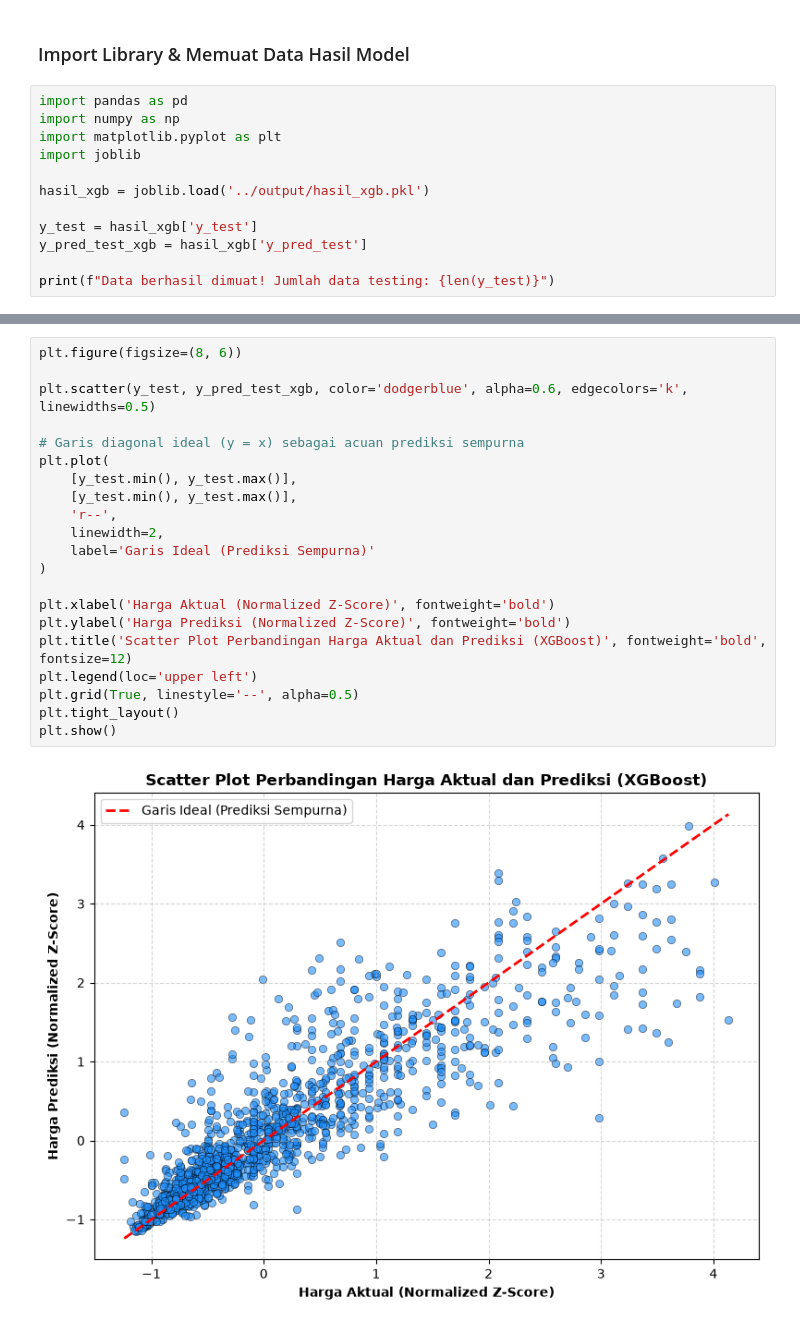
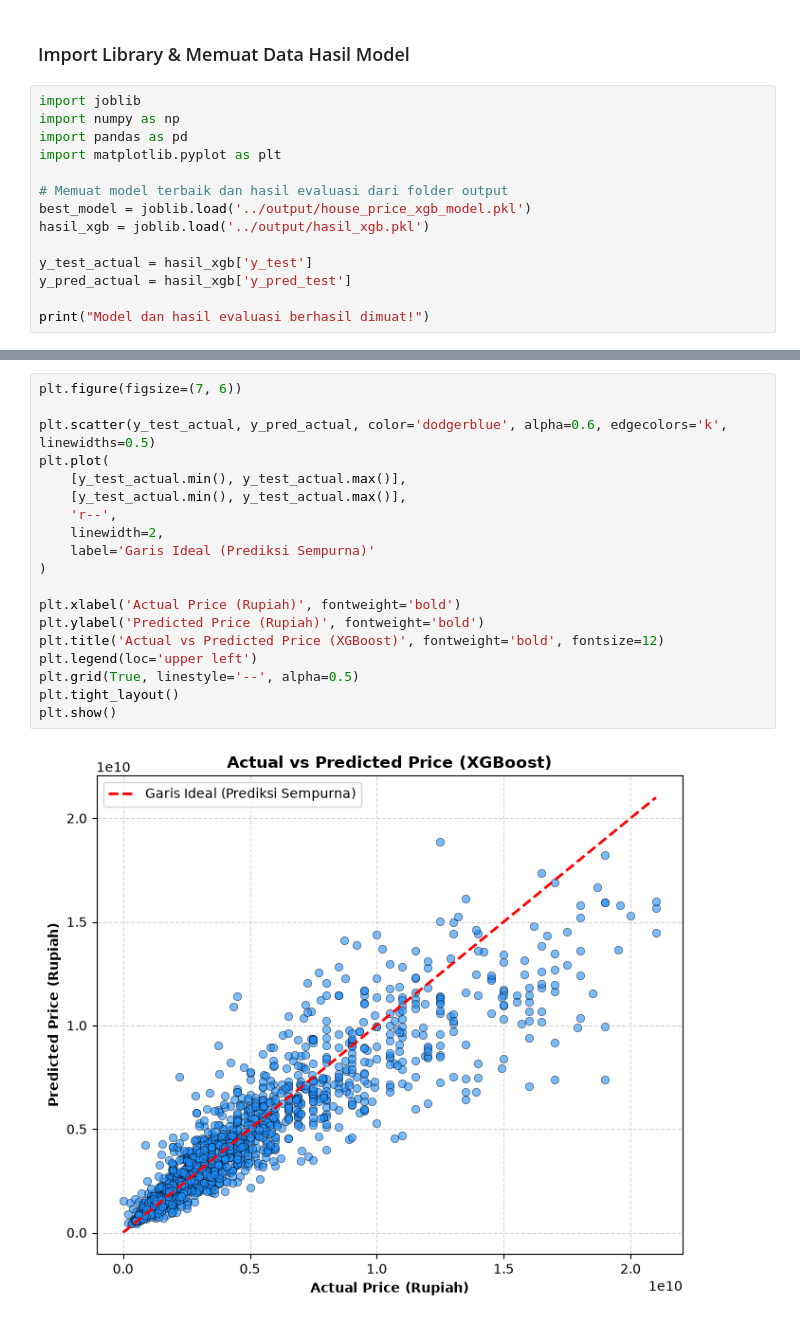
Before and after one commit to TI3G-PBL-House-Price/ml-model-testing, a Jupyter notebook: output/visualisasi_hasil.ipynb, the cells around one changed output, grey strips where cells are left out. Drawn from its saved outputs; the diff is of its cells as text.

Commit message:
refactoring: mengubah isi visualisasi hasil

```diff
--- a/output/visualisasi_hasil.ipynb
+++ b/output/visualisasi_hasil.ipynb
@@ -1,15 +1,17 @@
 # %% [markdown]
 ### Import Library & Memuat Data Hasil Model
 # %%
+import joblib
+import numpy as np
 import pandas as pd
-import numpy as np
 import matplotlib.pyplot as plt
-import joblib
 
+# Memuat model terbaik dan hasil evaluasi dari folder output
+best_model = joblib.load('../output/house_price_xgb_model.pkl')
 hasil_xgb = joblib.load('../output/hasil_xgb.pkl')
 
-y_test = hasil_xgb['y_test']
-y_pred_test_xgb = hasil_xgb['y_pred_test']
+y_test_actual = hasil_xgb['y_test']
+y_pred_actual = hasil_xgb['y_pred_test']
 
-print(f"Data berhasil dimuat! Jumlah data testing: {len(y_test)}")
+print("Model dan hasil evaluasi berhasil dimuat!")
 # %% [output]
@@ -39,23 +21,21 @@ plt.show()
 # %%
-plt.figure(figsize=(8, 6))
+plt.figure(figsize=(7, 6))
 
-plt.scatter(y_test, y_pred_test_xgb, color='dodgerblue', alpha=0.6, edgecolors='k', linewidths=0.5)
-
-# Garis diagonal ideal (y = x) sebagai acuan prediksi sempurna
+plt.scatter(y_test_actual, y_pred_actual, color='dodgerblue', alpha=0.6, edgecolors='k', linewidths=0.5)
 plt.plot(
-    [y_test.min(), y_test.max()],
-    [y_test.min(), y_test.max()],
+    [y_test_actual.min(), y_test_actual.max()],
+    [y_test_actual.min(), y_test_actual.max()],
     'r--',
     linewidth=2,
     label='Garis Ideal (Prediksi Sempurna)'
 )
 
-plt.xlabel('Harga Aktual (Normalized Z-Score)', fontweight='bold')
-plt.ylabel('Harga Prediksi (Normalized Z-Score)', fontweight='bold')
-plt.title('Scatter Plot Perbandingan Harga Aktual dan Prediksi (XGBoost)', fontweight='bold', fontsize=12)
+plt.xlabel('Actual Price (Rupiah)', fontweight='bold')
+plt.ylabel('Predicted Price (Rupiah)', fontweight='bold')
+plt.title('Actual vs Predicted Price (XGBoost)', fontweight='bold', fontsize=12)
 plt.legend(loc='upper left')
 plt.grid(True, linestyle='--', alpha=0.5)
 plt.tight_layout()
 plt.show()
 # %% [output]
-[figure, old version]
+[figure, new version]
```
Also changed, not shown: parts of 9 cells of this notebook.
